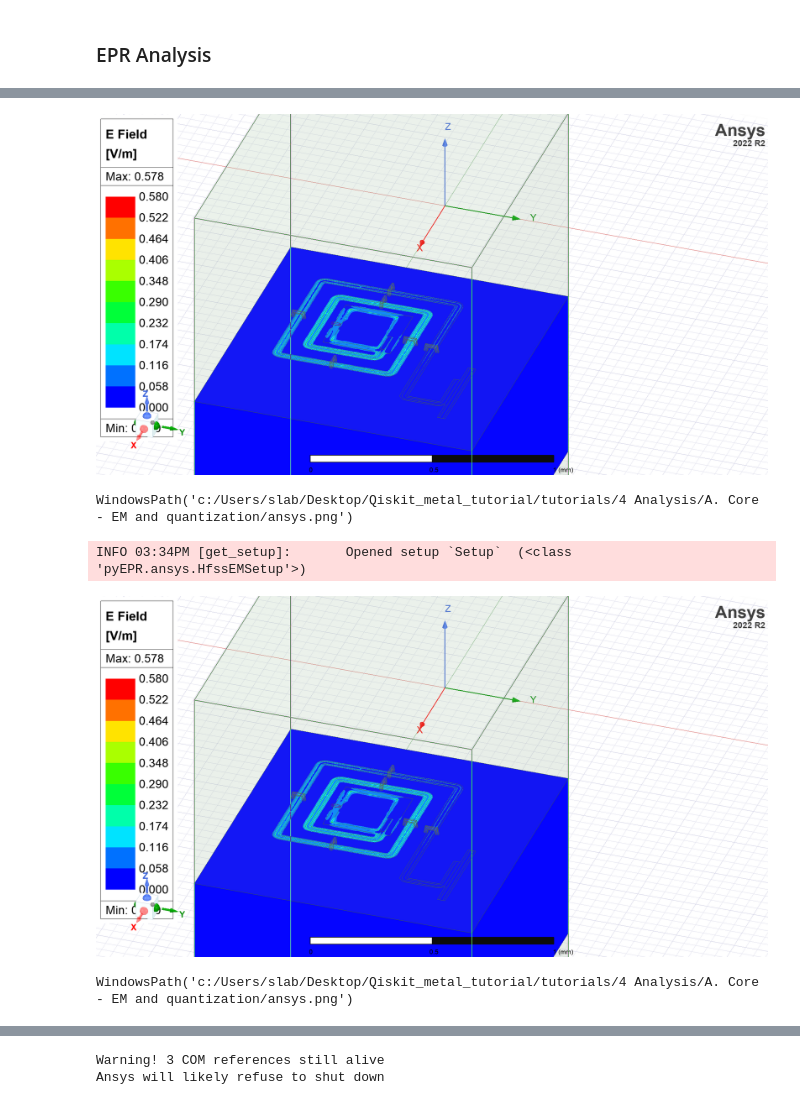
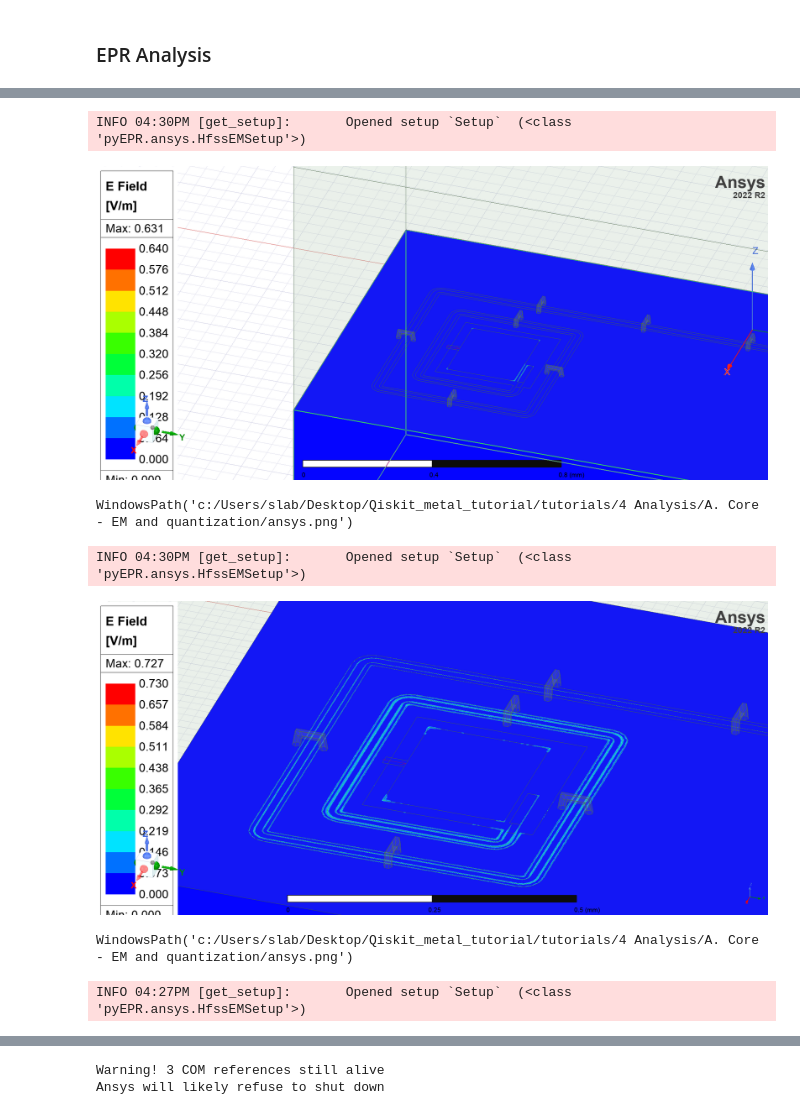
Before and after one commit to Wendywanw/Qiskit_metal_tutorial, a Jupyter notebook: tutorials/4 Analysis/A. Core - EM and quantization/Multiple_pocket_simulation.ipynb, the cells around one changed output, grey strips where cells are left out. Cells and saved outputs as stored; diff of their text form; code cells hidden in the pictures.

```diff
--- a/tutorials/4 Analysis/A. Core - EM and quantization/Multiple_pocket_simulation.ipynb
+++ b/tutorials/4 Analysis/A. Core - EM and quantization/Multiple_pocket_simulation.ipynb
@@ -268,20 +361,29 @@ INFO 03:31PM [__del__]: Disconnected from Ansys HFSS
 # %%
+hfss.set_mode(1, "Setup")
+
 hfss.modeler._modeler.ShowWindow()
 hfss.plot_fields('main')
 hfss.save_screenshot()
 # %% [output]
+INFO 04:30PM [get_setup]:       Opened setup `Setup`  (<class 'pyEPR.ansys.HfssEMSetup'>)
-[figure, old version]
+[figure, new version]
-WindowsPath('c:/Users/slab/Desktop/Qiskit_metal_tutorial/tutorials/4 Analysis/A. Core - EM and quantization/ansys.png')
+WindowsPath('c:/Users/slab/Desktop/Qiskit_metal_tutorial/tutorials/4 Analysis/A. Core - EM and quantization/ansys.png')
 # %%
 hfss.clear_fields(['Mag_E1'])
 # %%
 hfss.set_mode(2, "Setup")
 # %% [output]
-INFO 03:34PM [get_setup]:       Opened setup `Setup`  (<class 'pyEPR.ansys.HfssEMSetup'>)
+INFO 04:30PM [get_setup]:       Opened setup `Setup`  (<class 'pyEPR.ansys.HfssEMSetup'>)
 # %%
 hfss.modeler._modeler.ShowWindow()
 hfss.plot_fields('main')
 hfss.save_screenshot()
 # %% [output]
-[figure, old version]
+[figure, new version]
 WindowsPath('c:/Users/slab/Desktop/Qiskit_metal_tutorial/tutorials/4 Analysis/A. Core - EM and quantization/ansys.png')
+# %%
+hfss.clear_fields(['Mag_E1'])
+
+hfss.set_mode(3, "Setup")
+# %% [output]
+INFO 04:27PM [get_setup]:       Opened setup `Setup`  (<class 'pyEPR.ansys.HfssEMSetup'>)
```
Also changed, not shown: parts of 20 cells of this notebook, 3 other files.
